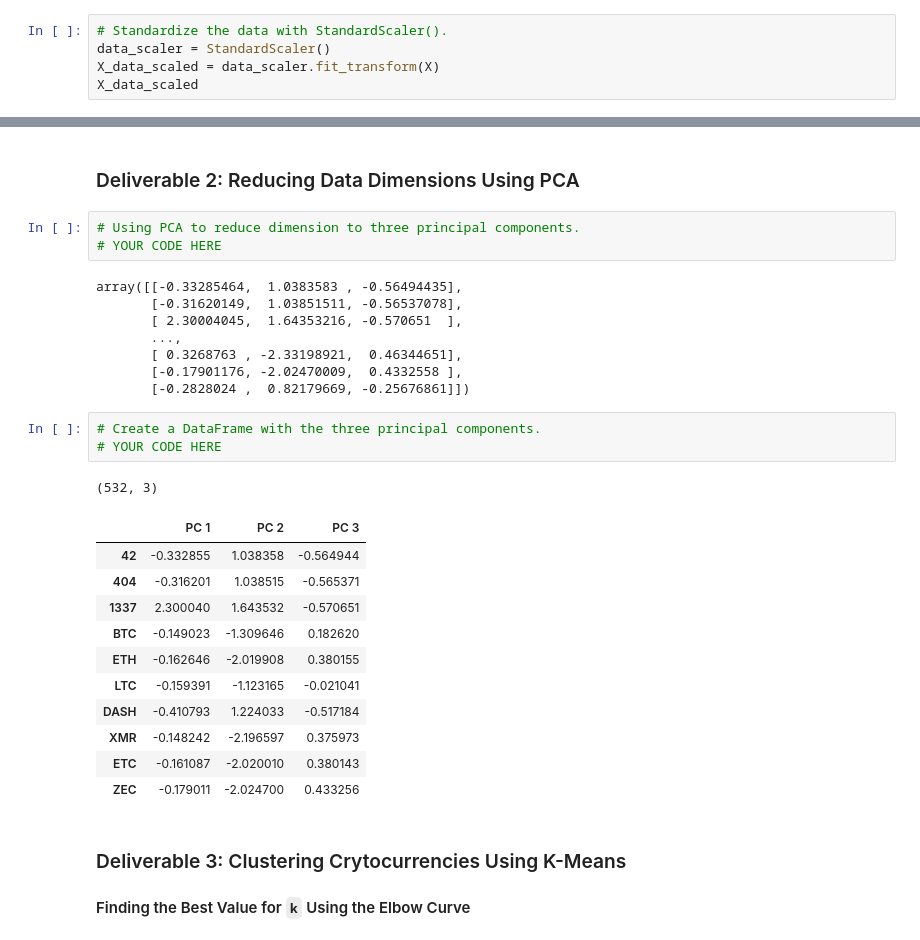
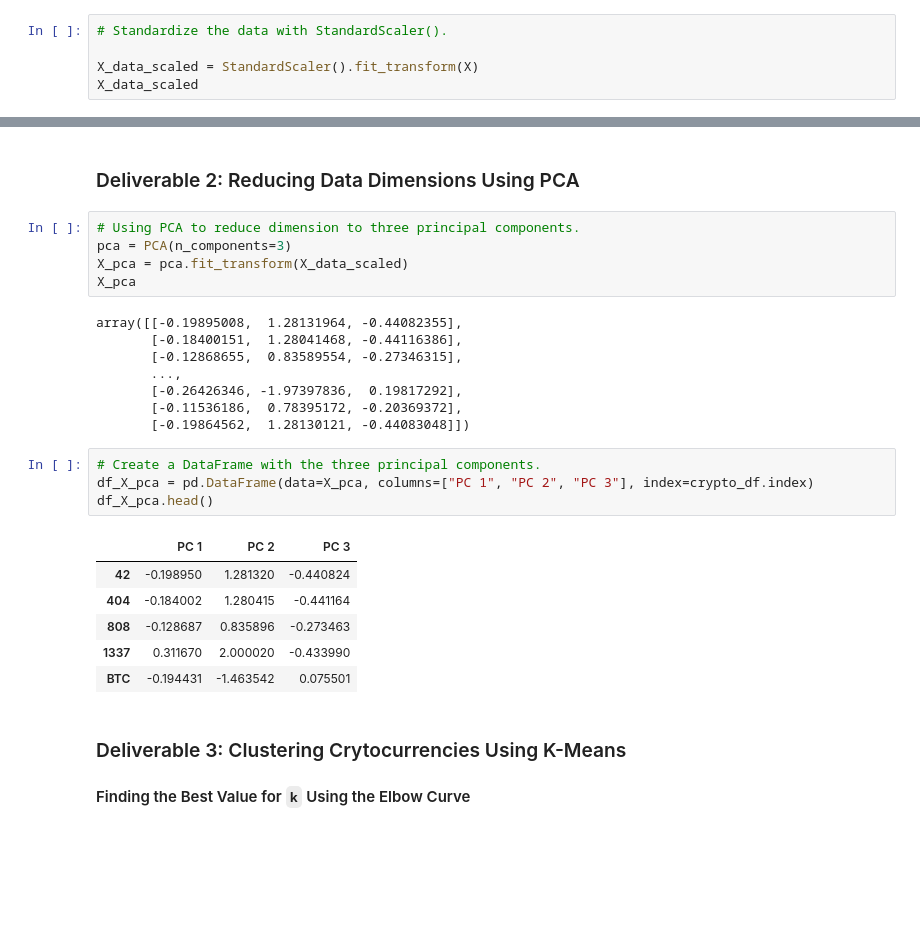
Before and after one commit to montsecruz9/Cryptocurrencies, a Jupyter notebook: crypto_clustering.ipynb, the cells around one changed output, grey strips where cells are left out. Drawn from its saved outputs; the diff is of its cells as text; blank space fills up the shorter version.

Commit message:
Reducing data dimensions
Reducing data dimensions using PCA algorithm

```diff
--- a/crypto_clustering.ipynb
+++ b/crypto_clustering.ipynb
@@ -172,8 +172,8 @@ X
 744 rows × 113 columns
 # %%
 # Standardize the data with StandardScaler().
-data_scaler = StandardScaler()
-X_data_scaled = data_scaler.fit_transform(X)
+
+X_data_scaled = StandardScaler().fit_transform(X)
 X_data_scaled
 # %% [output]
 array([[-0.10047714, -0.03668886, -0.03668644, ..., -0.03668644,
@@ -193,31 +193,28 @@ array([[-0.10047714, -0.03668886, -0.03668644, ..., -0.03668644,
 ### Deliverable 2: Reducing Data Dimensions Using PCA
 # %%
 # Using PCA to reduce dimension to three principal components.
-# YOUR CODE HERE
+pca = PCA(n_components=3)
+X_pca = pca.fit_transform(X_data_scaled)
+X_pca
 # %% [output]
-array([[-0.33285464,  1.0383583 , -0.56494435],
-       [-0.31620149,  1.03851511, -0.56537078],
-       [ 2.30004045,  1.64353216, -0.570651  ],
+array([[-0.19895008,  1.28131964, -0.44082355],
+       [-0.18400151,  1.28041468, -0.44116386],
+       [-0.12868655,  0.83589554, -0.27346315],
        ...,
-       [ 0.3268763 , -2.33198921,  0.46344651],
-       [-0.17901176, -2.02470009,  0.4332558 ],
-       [-0.2828024 ,  0.82179669, -0.25676861]])
+       [-0.26426346, -1.97397836,  0.19817292],
+       [-0.11536186,  0.78395172, -0.20369372],
+       [-0.19864562,  1.28130121, -0.44083048]])
 # %%
 # Create a DataFrame with the three principal components.
-# YOUR CODE HERE
+df_X_pca = pd.DataFrame(data=X_pca, columns=["PC 1", "PC 2", "PC 3"], index=crypto_df.index)
+df_X_pca.head()
 # %% [output]
-(532, 3)
 |  | PC 1 | PC 2 | PC 3 |
-| 42 | -0.332855 | 1.038358 | -0.564944 |
-| 404 | -0.316201 | 1.038515 | -0.565371 |
-| 1337 | 2.300040 | 1.643532 | -0.570651 |
-| BTC | -0.149023 | -1.309646 | 0.182620 |
-| ETH | -0.162646 | -2.019908 | 0.380155 |
-| LTC | -0.159391 | -1.123165 | -0.021041 |
-| DASH | -0.410793 | 1.224033 | -0.517184 |
-| XMR | -0.148242 | -2.196597 | 0.375973 |
-| ETC | -0.161087 | -2.020010 | 0.380143 |
-| ZEC | -0.179011 | -2.024700 | 0.433256 |
+| 42 | -0.198950 | 1.281320 | -0.440824 |
+| 404 | -0.184002 | 1.280415 | -0.441164 |
+| 808 | -0.128687 | 0.835896 | -0.273463 |
+| 1337 | 0.311670 | 2.000020 | -0.433990 |
+| BTC | -0.194431 | -1.463542 | 0.075501 |
 # %% [markdown]
 ### Deliverable 3: Clustering Crytocurrencies Using K-Means
 
```
